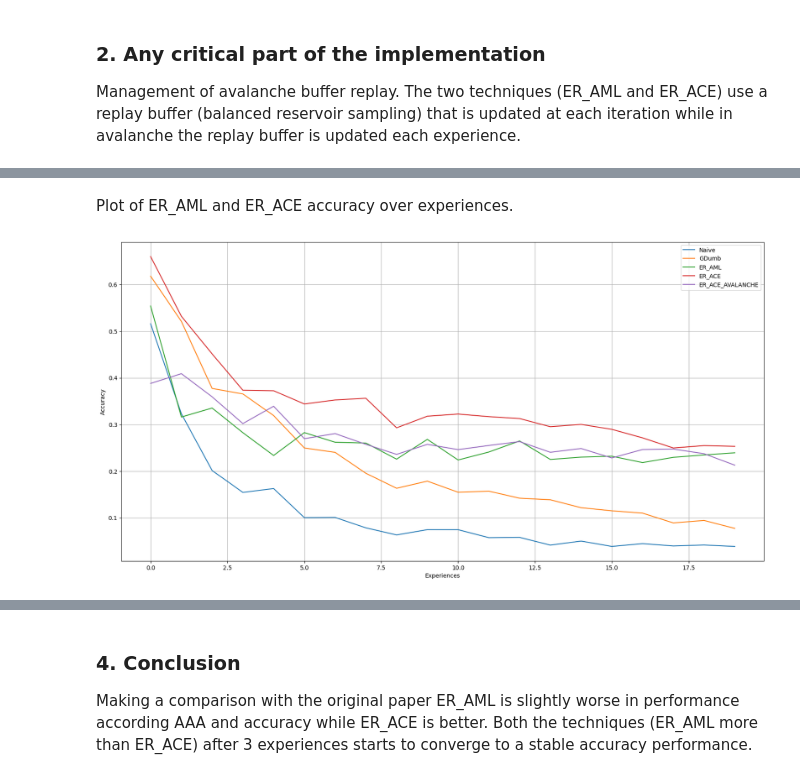
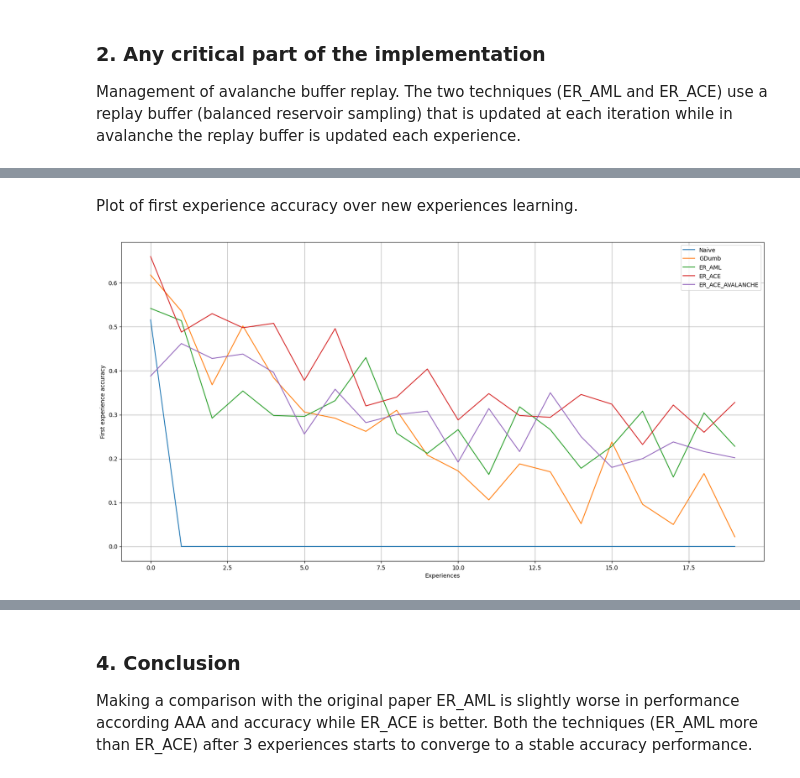
Before and after one commit to GeremiaPompei/asymmetric_er, a Jupyter notebook: results_analysis.ipynb, the cells around one changed output, grey strips where cells are left out. Cells and saved outputs as stored; diff of their text form; code cells hidden in the pictures.

```diff
--- a/results_analysis.ipynb
+++ b/results_analysis.ipynb
@@ -96,12 +86,14 @@ def plot_forgetting(x):
+# %% [markdown]
+Plot of first experience accuracy over new experiences learning.
 # %%
-def extract_accuracy_table(x):
-    return {
-        k: [
-            [
-                x[f'Top1_Acc_Exp/eval_phase/test_stream/Task000/Exp{str(i).zfill(3)}'] if i < len(x) else 0
-                for i in range(20)
-            ]
-            for x in v['info']
-        ]
-        for k, v in x.items()
-    }
+plot_over_experiences(
+     {
+         k: [x['Top1_Acc_Exp/eval_phase/test_stream/Task000/Exp000']
+             for x in v['info']]
+         for k, v in paper_test_results.items()
+     },
+    xlabel='Experiences',
+    ylabel='First experience accuracy'
+)
+# %% [output]
+[figure, added]
@@ -113,10 +99,0 @@ paper_accuracy_table = extract_accuracy_table({
-# %% [markdown]
-Plot of ER_AML and ER_ACE accuracy over experiences.
-# %%
-plot_over_experiences(
-    {k: [sum(x.values()) / len(x.values()) for x in v['test']['info']] for k, v in paper_results.items()},
-    xlabel='Experiences',
-    ylabel='Accuracy'
-)
-# %% [output]
-[figure, removed]
```
Also changed, not shown: parts of 37 cells of this notebook, 4 other files.
